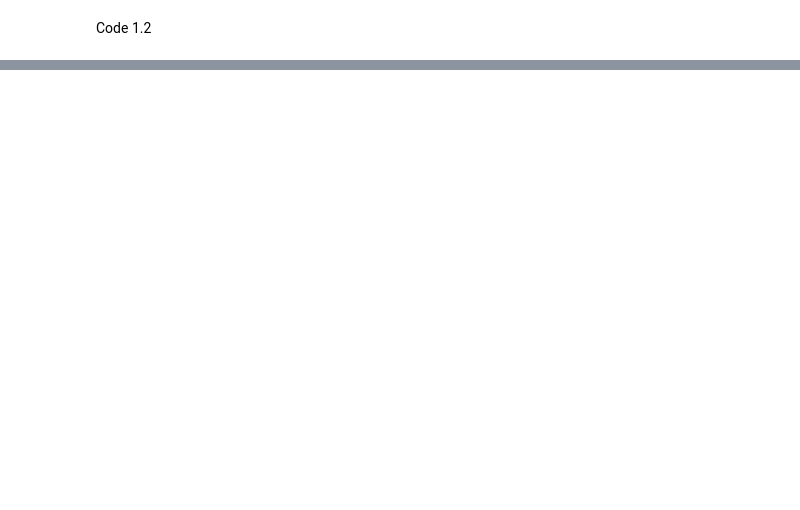
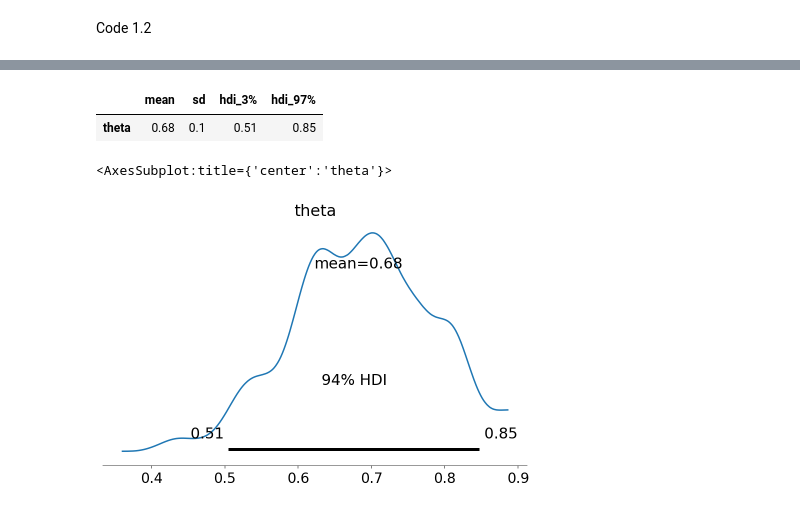
Before and after one commit to Booleans/bayesian-modeling-and-computation-python, a Jupyter notebook: Chapter01.ipynb, the cells around one changed output, grey strips where cells are left out. Cells and saved outputs as stored; diff of their text form; code cells hidden in the pictures; blank space fills up the shorter version.

```diff
--- a/Chapter01.ipynb
+++ b/Chapter01.ipynb
@@ -34,0 +68,10 @@ for i in range(n_iters):
+# %%
+az.summary(trace, kind='stats', round_to=2)
+# %% [output]
+|  | mean | sd | hdi_3% | hdi_97% |
+| theta | 0.68 | 0.1 | 0.51 | 0.85 |
+# %%
+az.plot_posterior(trace)
+# %% [output]
+<AxesSubplot:title={'center':'theta'}>
+[figure, added]
```
Also changed, not shown: parts of 7 cells of this notebook.
